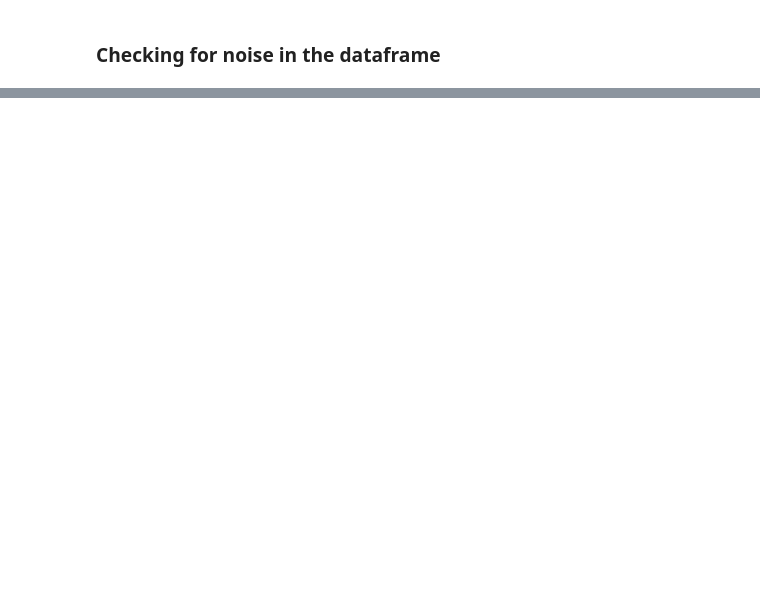
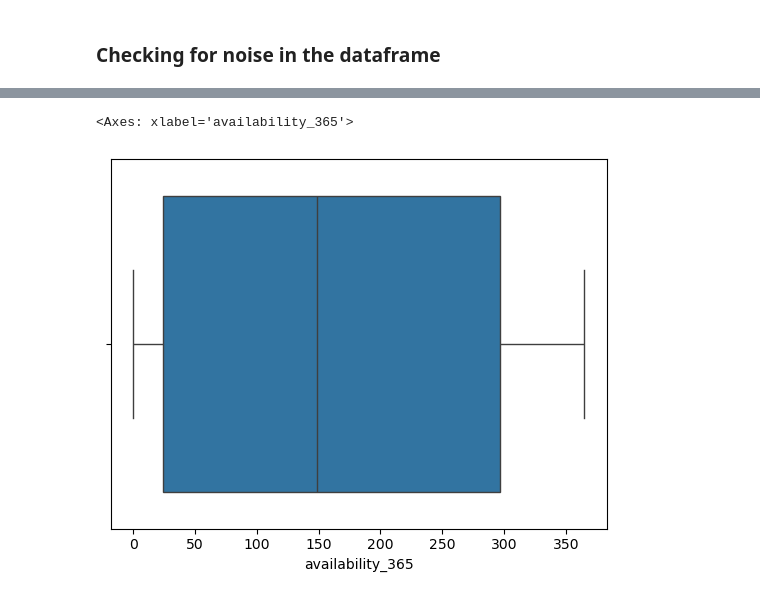
Before and after one commit to GVSU-CIS635/projects-dataminers, a Jupyter notebook: data_miners_kiptoo.ipynb, the cells around one changed output, grey strips where cells are left out. Cells and saved outputs as stored; diff of their text form; code cells hidden in the pictures; blank space fills up the shorter version.

```diff
--- a/data_miners_kiptoo.ipynb
+++ b/data_miners_kiptoo.ipynb
@@ -338,0 +228,5 @@ Sample indexes (first 20): [23, 80, 82, 102, 2154, 2456, 2457, 2501, 2550, 2863,
+# %%
+sns.boxplot(x=df_cleaned_1['availability_365'])
+# %% [output]
+<Axes: xlabel='availability_365'>
+[figure, added]
```
Also changed, not shown: parts of 26 cells of this notebook.
